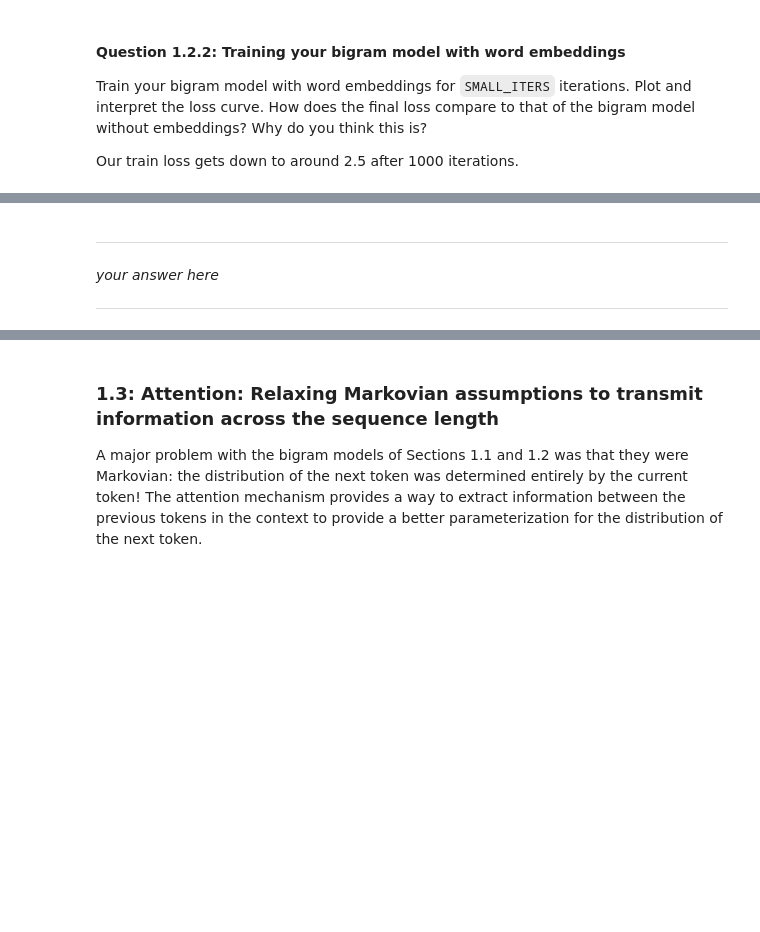
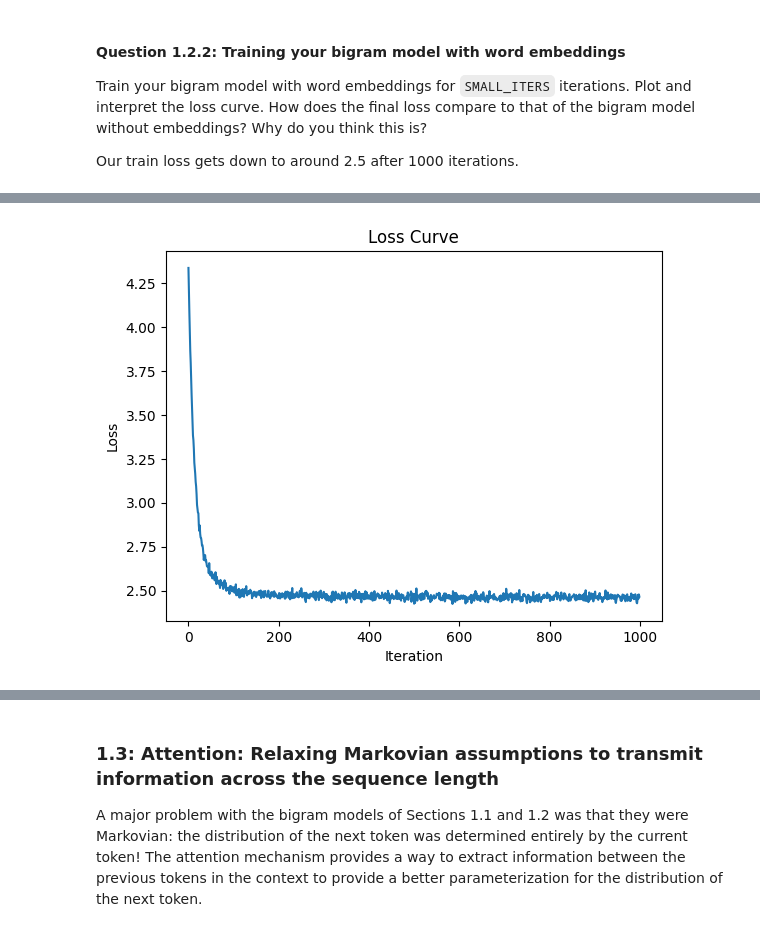
Before and after one commit to fatday/STATS-305B-HW4-Group, a Jupyter notebook: hw4.ipynb, the cells around one changed output, grey strips where cells are left out. Saved outputs shown, nothing was run; the diff lists cells and outputs as text; code cells hidden in the pictures; blank space fills up the shorter version.

```diff
--- a/hw4.ipynb
+++ b/hw4.ipynb
@@ -547,7 +547,8 @@ class BigramWithWordEmbeddingsLM(nn.Module):
       """
       super().__init__()
       #TODO, your code here
-      pass
+      self.token_embedding_table = nn.Embedding(vocab_size, embed_size)
+      self.lm_head = nn.Linear(embed_size, vocab_size)
 
     def forward(self, token_ids, targets=None):
         """
@@ -561,8 +562,16 @@ class BigramWithWordEmbeddingsLM(nn.Module):
         """
         # TODO, your code here
 
-        logits = None
-        loss = None
+        logits = self.token_embedding_table(token_ids)
+        logits = self.lm_head(logits)
+
+        if targets is None:
+            loss = None
+        else:
+          B, T, V = logits.shape
+          logits = logits.view(B*T, V)
+          targets = targets.view(B*T)
+          loss = -torch.mean(torch.log(F.softmax(logits, dim=1)[torch.arange(B*T), targets]))
 
         return logits, loss
 
@@ -578,6 +587,16 @@ class BigramWithWordEmbeddingsLM(nn.Module):
         """
         #TODO
         # your code below
+        B, T = token_ids.shape
+        new_token_sequences = torch.zeros((B, T+max_new_tokens), dtype=torch.long, device=token_ids.device)
+        new_token_sequences[:, :T] = token_ids
+        for t in range(max_new_tokens):
+            logits, loss = self(token_ids)
+            logits = logits[:, -1, :]
+            probs = F.softmax(logits, dim=-1)
+            new_tokens = torch.multinomial(probs, num_samples=1)
+            new_token_sequences[:, T + t] = new_tokens
+        return new_token_sequences
 # %% [markdown]
 #### Question 1.2.2: Training your bigram model with word embeddings
 
@@ -615,6 +647,9 @@ for it in tqdm(range(SMALL_ITERS)):
-# %% [markdown]
----
-
-_your answer here_
-
----
+# %%
+# Plot and interpret the loss curve.
+plt.plot(loss_list)
+plt.xlabel('Iteration')
+plt.ylabel('Loss')
+plt.title('Loss Curve')
+plt.show()
+# %% [output]
+[figure, added]
```
Also changed, not shown: parts of 2 cells of this notebook.
